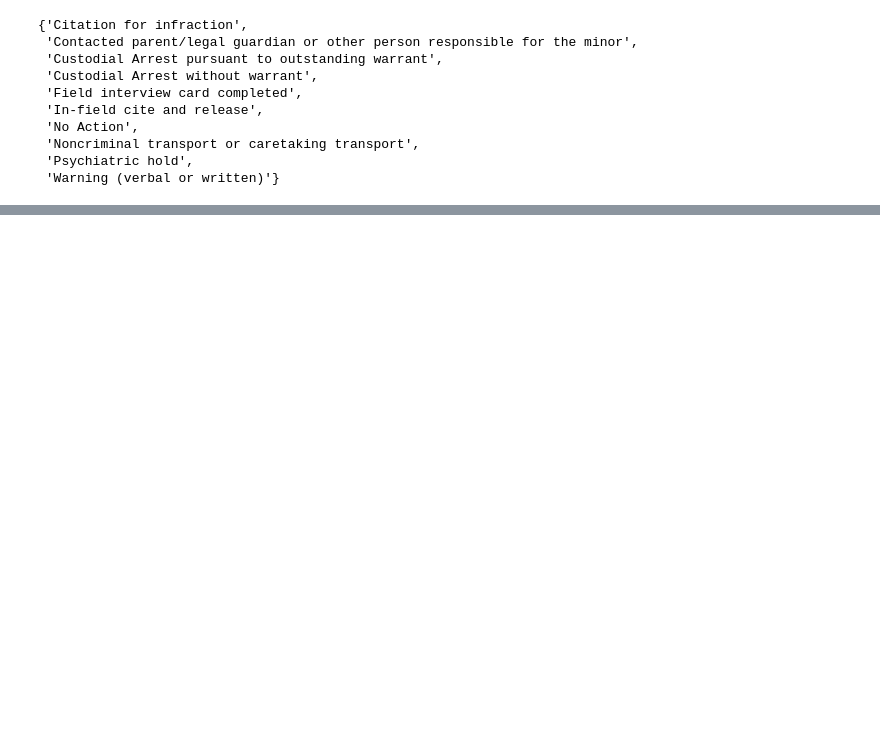
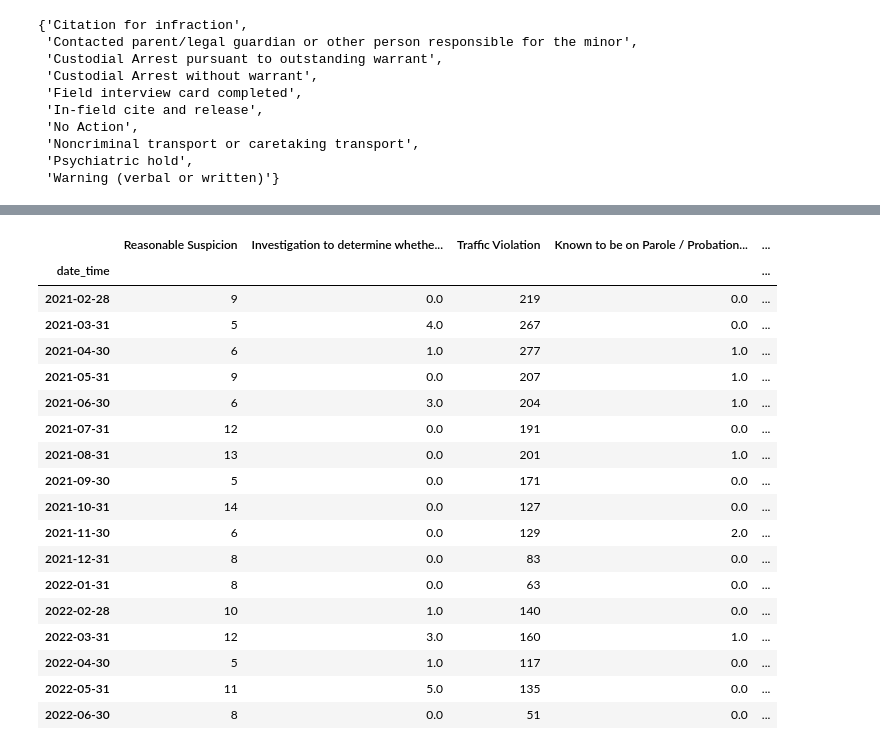
Before and after one commit to sdamerdji/police_racial_profiling, a Jupyter notebook: clean_delimiters.ipynb, the cells around one changed output, grey strips where cells are left out. Saved outputs shown, nothing was run; the diff lists cells and outputs as text; code cells hidden in the pictures; blank space fills up the shorter version.

```diff
--- a/clean_delimiters.ipynb
+++ b/clean_delimiters.ipynb
@@ -42,0 +163,2 @@ df['reaultOfStop']
+# %%
+reasons = set([a.strip() for b in df['reason_for_stop'].str.split(';').values for a in b])
@@ -42,0 +174,2 @@ df['reaultOfStop']
+# %%
+monthly = {k: df[df["reason_for_stop"] == k].groupby(pd.Grouper(key="date_time", freq="M")) for k in reasons}
@@ -42,0 +198,24 @@ df['reaultOfStop']
+# %%
+monthly_df = pd.DataFrame({k: monthly[k].count()["stop_id"] for k in reasons}).fillna(0)
+# %%
+monthly_df
+# %% [output]
+|  | Reasonable Suspicion | Investigation to determine whethe... | Traffic Violation | Known to be on Parole / Probation... | ... |
+| date_time |  |  |  |  | ... |
+| 2021-02-28 | 9 | 0.0 | 219 | 0.0 | ... |
+| 2021-03-31 | 5 | 4.0 | 267 | 0.0 | ... |
+| 2021-04-30 | 6 | 1.0 | 277 | 1.0 | ... |
+| 2021-05-31 | 9 | 0.0 | 207 | 1.0 | ... |
+| 2021-06-30 | 6 | 3.0 | 204 | 1.0 | ... |
+| 2021-07-31 | 12 | 0.0 | 191 | 0.0 | ... |
+| 2021-08-31 | 13 | 0.0 | 201 | 1.0 | ... |
+| 2021-09-30 | 5 | 0.0 | 171 | 0.0 | ... |
+| 2021-10-31 | 14 | 0.0 | 127 | 0.0 | ... |
+| 2021-11-30 | 6 | 0.0 | 129 | 2.0 | ... |
+| 2021-12-31 | 8 | 0.0 | 83 | 0.0 | ... |
+| 2022-01-31 | 8 | 0.0 | 63 | 0.0 | ... |
+| 2022-02-28 | 10 | 1.0 | 140 | 0.0 | ... |
+| 2022-03-31 | 12 | 3.0 | 160 | 1.0 | ... |
+| 2022-04-30 | 5 | 1.0 | 117 | 0.0 | ... |
+| 2022-05-31 | 11 | 5.0 | 135 | 0.0 | ... |
+| 2022-06-30 | 8 | 0.0 | 51 | 0.0 | ... |
```
Also changed, not shown: parts of 16 cells of this notebook, 30 other files.
